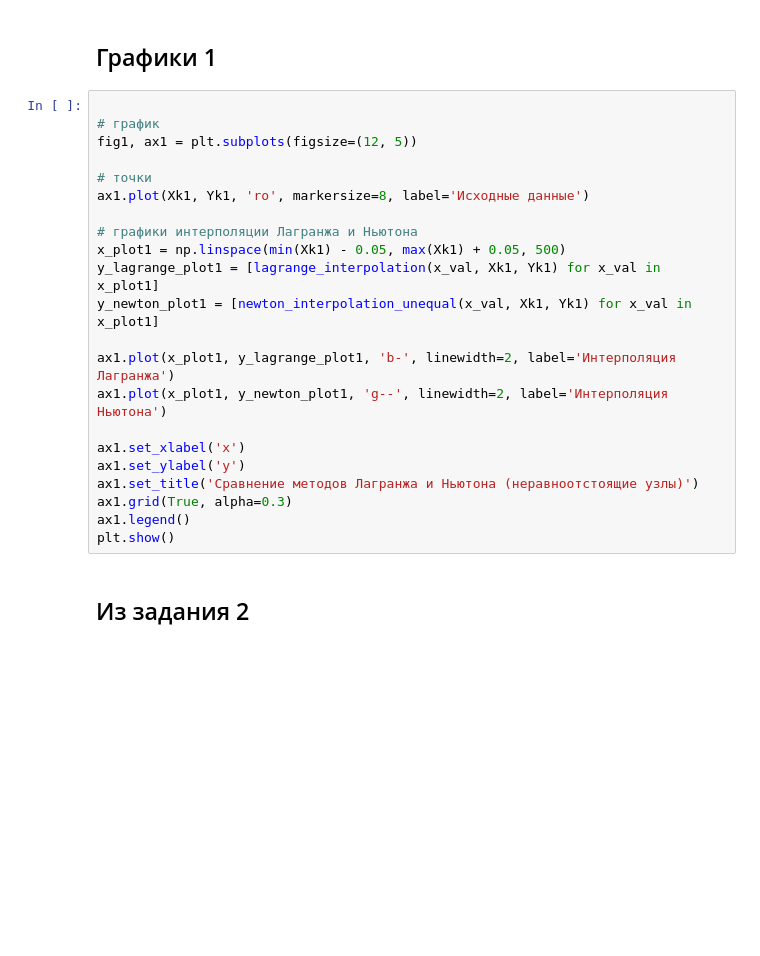
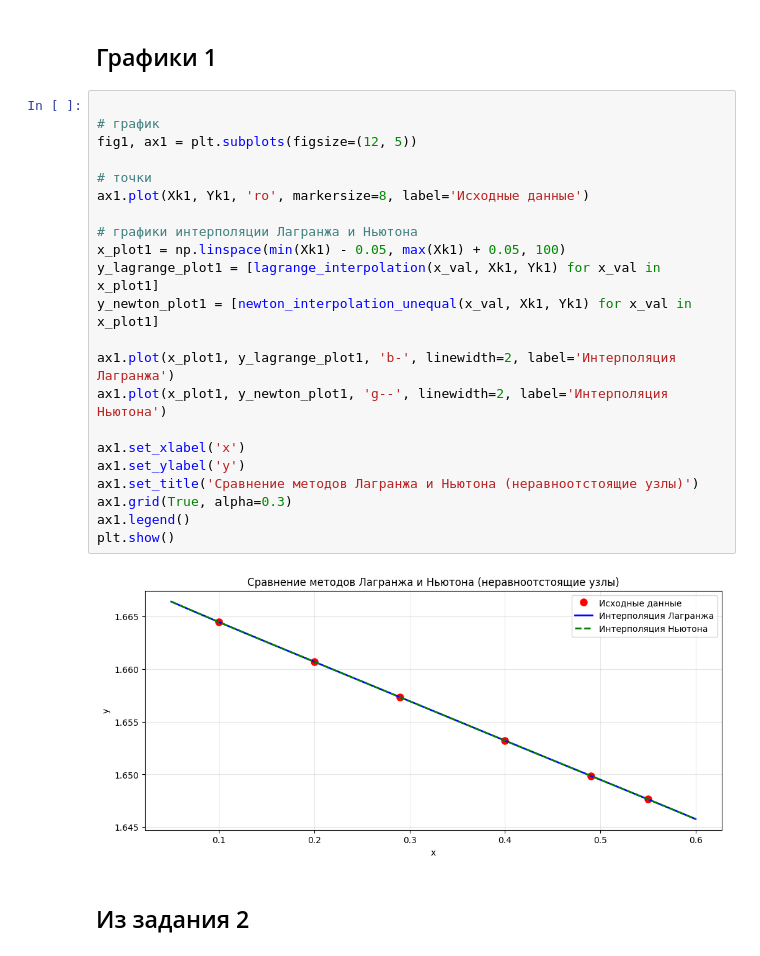
Before and after one commit to medovichka/Vyz, a Jupyter notebook: 2курс/2семестр/Код/Вычислительная Математика/3/Laba3VychMat.ipynb, the cells around one changed output. Cells and saved outputs as stored; diff of their text form; blank space fills up the shorter version.

```diff
--- a/2курс/2семестр/Код/Вычислительная Математика/3/Laba3VychMat.ipynb
+++ b/2курс/2семестр/Код/Вычислительная Математика/3/Laba3VychMat.ipynb
@@ -708,25 +779,27 @@ print(f"\nДля x = {x_target1}:\n"
 # %%
 
 # график
 fig1, ax1 = plt.subplots(figsize=(12, 5))
 
 # точки
 ax1.plot(Xk1, Yk1, 'ro', markersize=8, label='Исходные данные')
 
 # графики интерполяции Лагранжа и Ньютона
-x_plot1 = np.linspace(min(Xk1) - 0.05, max(Xk1) + 0.05, 500)
+x_plot1 = np.linspace(min(Xk1) - 0.05, max(Xk1) + 0.05, 100)
 y_lagrange_plot1 = [lagrange_interpolation(x_val, Xk1, Yk1) for x_val in x_plot1]
 y_newton_plot1 = [newton_interpolation_unequal(x_val, Xk1, Yk1) for x_val in x_plot1]
 
 ax1.plot(x_plot1, y_lagrange_plot1, 'b-', linewidth=2, label='Интерполяция Лагранжа')
 ax1.plot(x_plot1, y_newton_plot1, 'g--', linewidth=2, label='Интерполяция Ньютона')
 
 ax1.set_xlabel('x')
 ax1.set_ylabel('y')
 ax1.set_title('Сравнение методов Лагранжа и Ньютона (неравноотстоящие узлы)')
 ax1.grid(True, alpha=0.3)
 ax1.legend()
 plt.show()
+# %% [output]
+[figure, added]
 # %% [markdown]
 ## Из задания 2
 # %%
```
Also changed, not shown: parts of 11 cells of this notebook, 2 other files.
